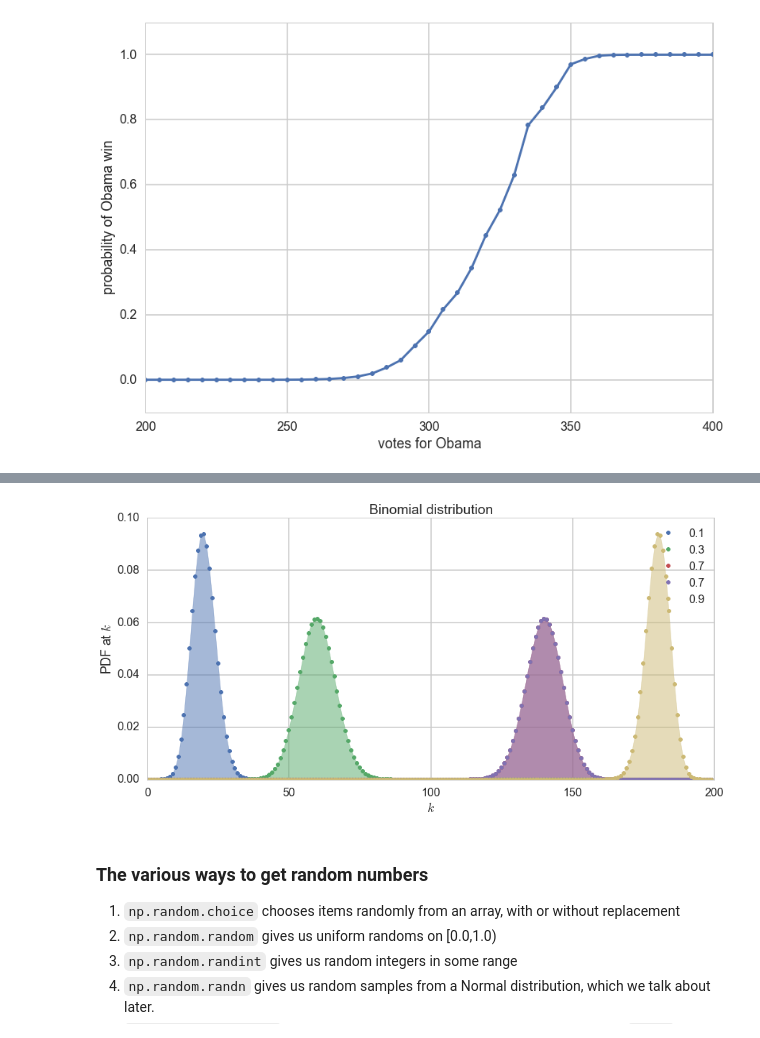
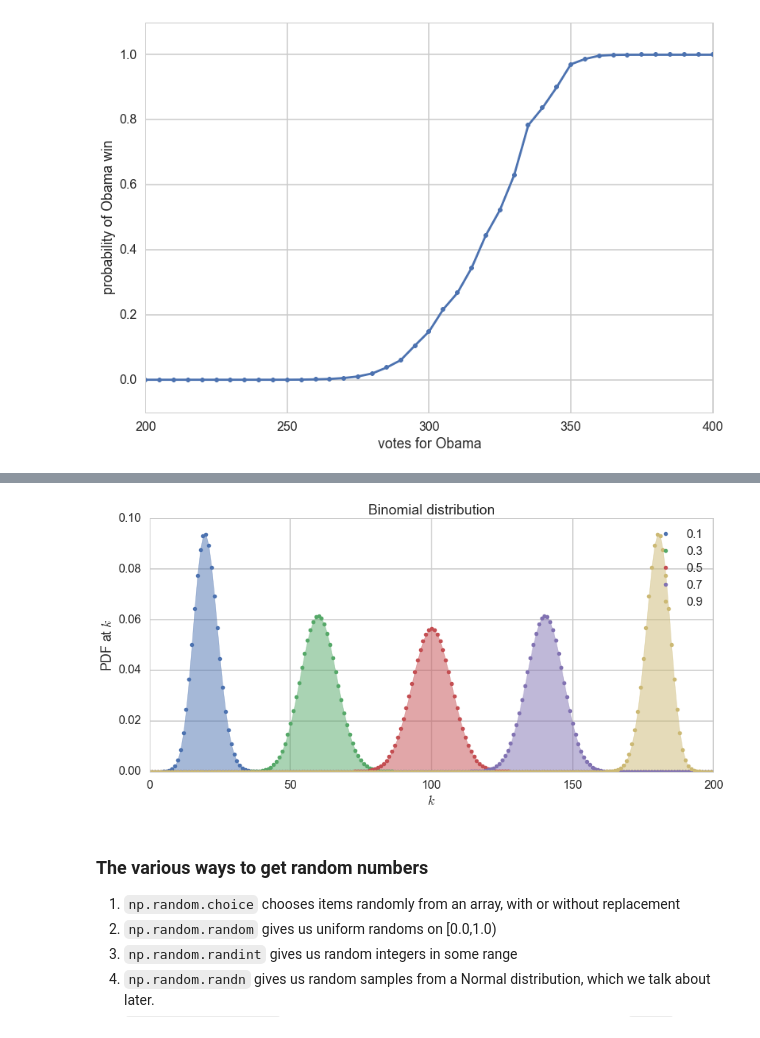
Before and after one commit to cbkmephisto/2015, a Jupyter notebook: Labs/2015lab3/Lab3-probability.ipynb, the cells around one changed output, grey strips where cells are left out. Drawn from its saved outputs; the diff is of its cells as text; code cells hidden in the pictures.

```diff
--- a/Labs/2015lab3/Lab3-probability.ipynb
+++ b/Labs/2015lab3/Lab3-probability.ipynb
@@ -333,18 +338,18 @@ We show the distribution below for 200 trials.
 # %%
 from scipy.stats import binom
 plt.figure(figsize=(12,6))
 k = np.arange(0, 200)
-for p, color in zip([0.1, 0.3, 0.7, 0.7, 0.9], colors):
+for p, color in zip([0.1, 0.3, 0.5, 0.7, 0.9], colors):
     rv = binom(200, p)
     plt.plot(k, rv.pmf(k), '.', lw=2, color=color, label=p)
     plt.fill_between(k, rv.pmf(k), color=color, alpha=0.5)
 q=plt.legend()
 plt.title("Binomial distribution")
 plt.tight_layout()
 q=plt.ylabel("PDF at $k$")
 q=plt.xlabel("$k$")
 # %% [output]
-[figure, old version]
+[figure, new version]
 # %% [markdown]
 ### The various ways to get random numbers
 
```
Also changed, not shown: parts of 8 cells of this notebook, 2 other files.
